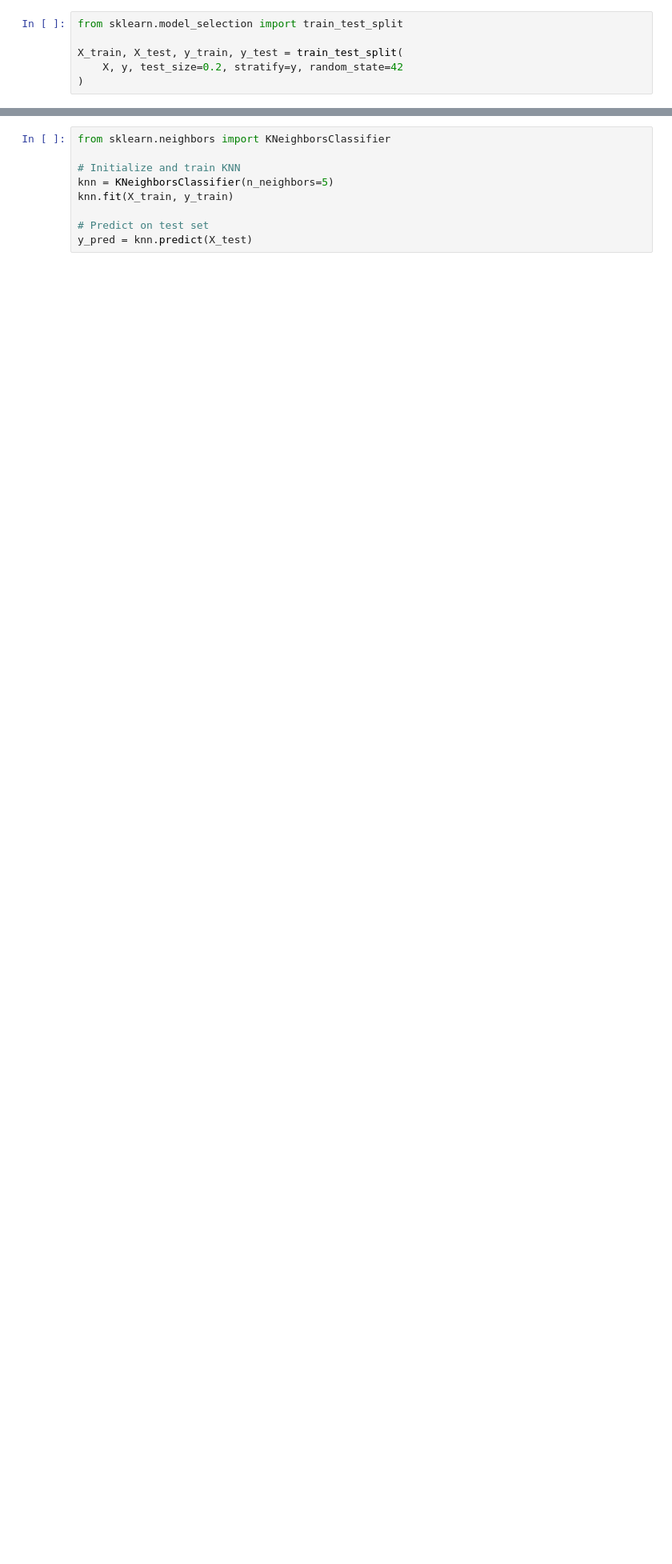
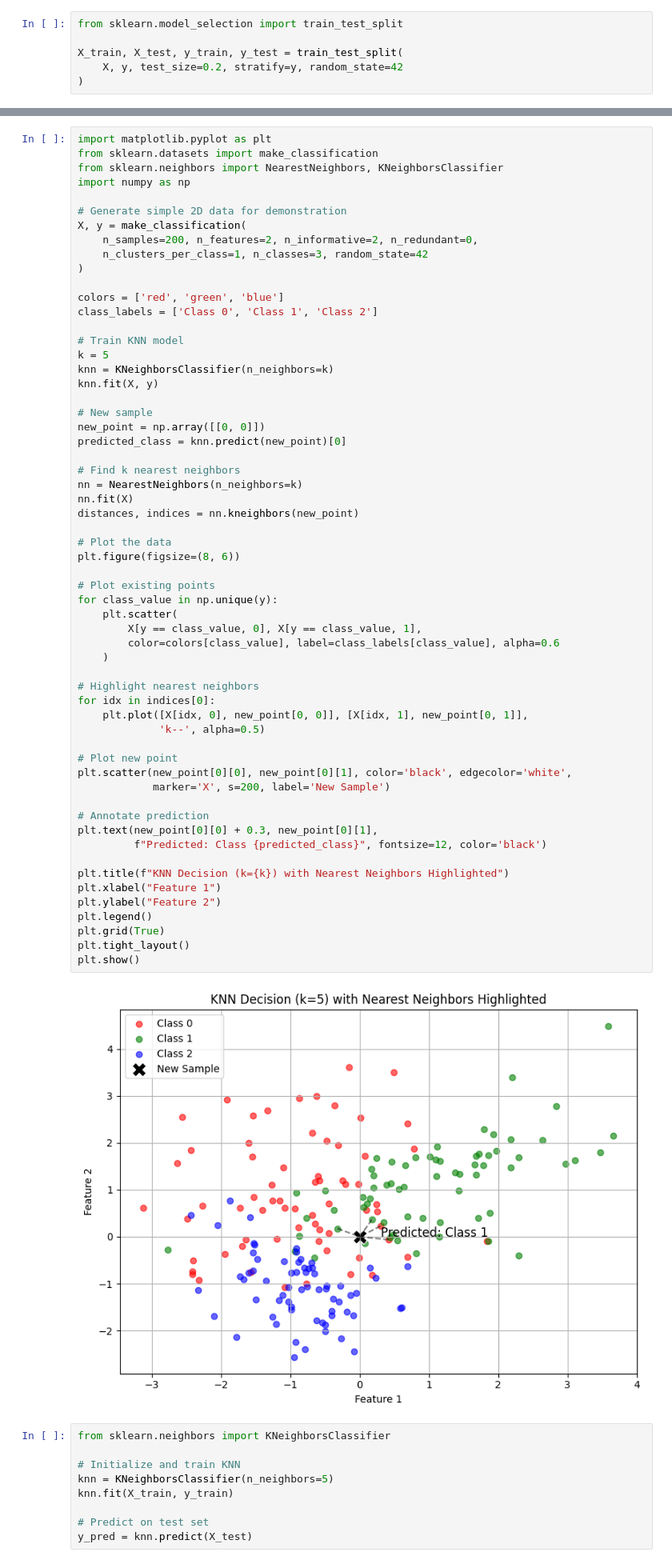
Before and after one commit to Mbaka11/20251R0136COSE47101, a Jupyter notebook: notebooks/03_Classification.ipynb, the cells around one changed output, grey strips where cells are left out. Shown at 80% size. Saved outputs shown, nothing was run; the diff lists cells and outputs as text; blank space fills up the shorter version.

```diff
--- a/notebooks/03_Classification.ipynb
+++ b/notebooks/03_Classification.ipynb
@@ -98,3 +106,64 @@ We train a KNN model using `k = 5`, which means the prediction is based on the 5
+# %%
+import matplotlib.pyplot as plt
+from sklearn.datasets import make_classification
+from sklearn.neighbors import NearestNeighbors, KNeighborsClassifier
+import numpy as np
+
+# Generate simple 2D data for demonstration
+X, y = make_classification(
+    n_samples=200, n_features=2, n_informative=2, n_redundant=0,
+    n_clusters_per_class=1, n_classes=3, random_state=42
+)
+
+colors = ['red', 'green', 'blue']
+class_labels = ['Class 0', 'Class 1', 'Class 2']
+
+# Train KNN model
+k = 5
+knn = KNeighborsClassifier(n_neighbors=k)
+knn.fit(X, y)
+
+# New sample
+new_point = np.array([[0, 0]])
+predicted_class = knn.predict(new_point)[0]
+
+# Find k nearest neighbors
+nn = NearestNeighbors(n_neighbors=k)
+nn.fit(X)
+distances, indices = nn.kneighbors(new_point)
+
+# Plot the data
+plt.figure(figsize=(8, 6))
+
+# Plot existing points
+for class_value in np.unique(y):
+    plt.scatter(
+        X[y == class_value, 0], X[y == class_value, 1],
+        color=colors[class_value], label=class_labels[class_value], alpha=0.6
+    )
+
+# Highlight nearest neighbors
+for idx in indices[0]:
+    plt.plot([X[idx, 0], new_point[0, 0]], [X[idx, 1], new_point[0, 1]],
+             'k--', alpha=0.5)
+
+# Plot new point
+plt.scatter(new_point[0][0], new_point[0][1], color='black', edgecolor='white',
+            marker='X', s=200, label='New Sample')
+
+# Annotate prediction
+plt.text(new_point[0][0] + 0.3, new_point[0][1],
+         f"Predicted: Class {predicted_class}", fontsize=12, color='black')
+
+plt.title(f"KNN Decision (k={k}) with Nearest Neighbors Highlighted")
+plt.xlabel("Feature 1")
+plt.ylabel("Feature 2")
+plt.legend()
+plt.grid(True)
+plt.tight_layout()
+plt.show()
+# %% [output]
+[figure, added]
 # %%
 from sklearn.neighbors import KNeighborsClassifier
 
```
Also changed, not shown: parts of 3 cells of this notebook.
